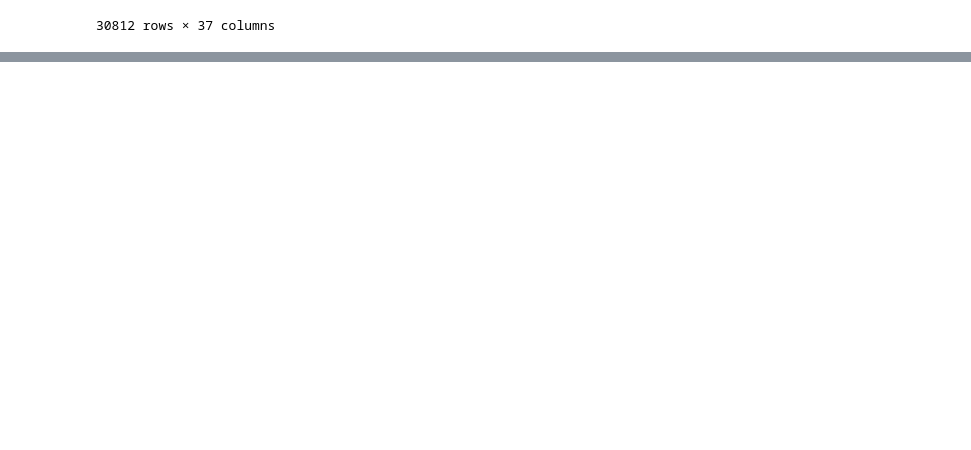
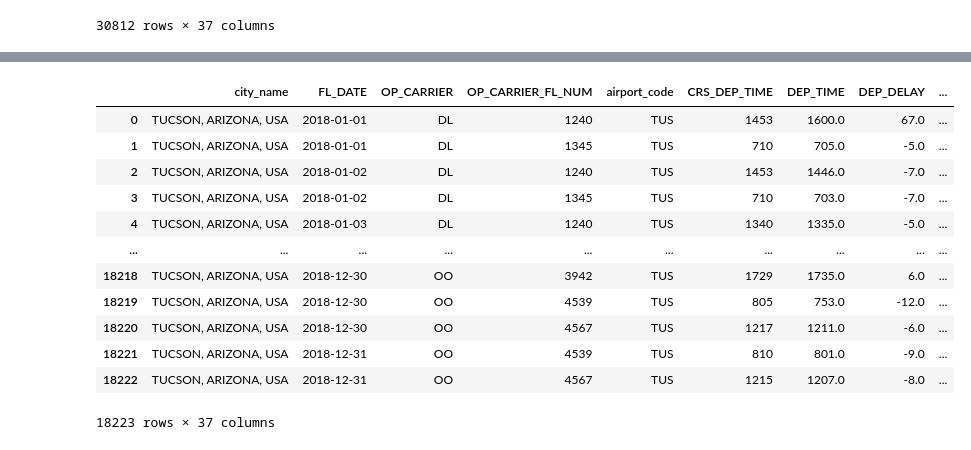
Before and after one commit to tarakp/flightdelays, a Jupyter notebook: data_manipulation_modeling/data_viz_manipulation/anr_viz.ipynb, the cells around one changed output, grey strips where cells are left out. Saved outputs shown, nothing was run; the diff lists cells and outputs as text; code cells hidden in the pictures; blank space fills up the shorter version.

```diff
--- a/data_manipulation_modeling/data_viz_manipulation/anr_viz.ipynb
+++ b/data_manipulation_modeling/data_viz_manipulation/anr_viz.ipynb
@@ -111,3 +120,8 @@ spider_map_df
 30812 rows × 37 columns
 # %%
 spider_map_df.to_csv(r'/Users/amber/Desktop/GitHub/flight_delay_prediction/data_manipulation_modeling/data_viz_manipulation/2017_TUS_SpiderMap.csv', index=False)
+# %%
+import pandas as pd
+
+spider_df_2018 = pd.read_csv("/Users/amber/Desktop/GitHub/flight_delay_prediction/data_manipulation_modeling/data_clean/2018_TUS.csv")
+spider_df_2018
@@ -113,0 +142,4 @@ spider_map_df.to_csv(r'/Users/amber/Desktop/GitHub/flight_delay_prediction/data_
+# %%
+# create path_id field to id the route
+spider_df_2018['path_id'] = spider_df_2018['ORIGIN'] + '_' + spider_df_2018['DEST']
+spider_df_2018
@@ -113,0 +160,25 @@ spider_map_df.to_csv(r'/Users/amber/Desktop/GitHub/flight_delay_prediction/data_
+# %%
+# Build origin df
+
+origin_df_2018 = spider_df_2018[['origin_city_name', 'FL_DATE', 'OP_CARRIER', 'OP_CARRIER_FL_NUM', 'ORIGIN', 'CRS_DEP_TIME', 'DEP_TIME', 'DEP_DELAY', 'TAXI_OUT', 'WHEELS_OFF', 'WHEELS_ON', 'TAXI_IN', 'CRS_ARR_TIME', 'ARR_TIME', 'ARR_DELAY', 'CANCELLED', 'CANCELLATION_CODE', 'DIVERTED', 'CRS_ELAPSED_TIME', 'ACTUAL_ELAPSED_TIME', 'AIR_TIME', 'DISTANCE', 'CARRIER_DELAY', 'WEATHER_DELAY', 'NAS_DELAY', 'SECURITY_DELAY', 'LATE_AIRCRAFT_DELAY', 'CRS_DEP_HM', 'DEP_TIME_HM', 'WHEELS_OFF_HM', 'WHEELS_ON_HM', 'CRS_ARR_TIME_HM', 'ARR_TIME_HM', 'day_of_week', 'DELAY', 'path_id']].copy()
+
+# create new column to id origin airport
+origin_df_2018['origin_dest'] = 'origin'
+
+# rename key origin columns to be generalized between origin and desintation
+origin_df_2018.rename(columns={"origin_city_name":"city_name", "ORIGIN":"airport_code"}, inplace=True)
+origin_df_2018
+# %% [output]
+|  | city_name | FL_DATE | OP_CARRIER | OP_CARRIER_FL_NUM | airport_code | CRS_DEP_TIME | DEP_TIME | DEP_DELAY | ... |
+| 0 | TUCSON, ARIZONA, USA | 2018-01-01 | DL | 1240 | TUS | 1453 | 1600.0 | 67.0 | ... |
+| 1 | TUCSON, ARIZONA, USA | 2018-01-01 | DL | 1345 | TUS | 710 | 705.0 | -5.0 | ... |
+| 2 | TUCSON, ARIZONA, USA | 2018-01-02 | DL | 1240 | TUS | 1453 | 1446.0 | -7.0 | ... |
+| 3 | TUCSON, ARIZONA, USA | 2018-01-02 | DL | 1345 | TUS | 710 | 703.0 | -7.0 | ... |
+| 4 | TUCSON, ARIZONA, USA | 2018-01-03 | DL | 1240 | TUS | 1340 | 1335.0 | -5.0 | ... |
+| ... | ... | ... | ... | ... | ... | ... | ... | ... | ... |
+| 18218 | TUCSON, ARIZONA, USA | 2018-12-30 | OO | 3942 | TUS | 1729 | 1735.0 | 6.0 | ... |
+| 18219 | TUCSON, ARIZONA, USA | 2018-12-30 | OO | 4539 | TUS | 805 | 753.0 | -12.0 | ... |
+| 18220 | TUCSON, ARIZONA, USA | 2018-12-30 | OO | 4567 | TUS | 1217 | 1211.0 | -6.0 | ... |
+| 18221 | TUCSON, ARIZONA, USA | 2018-12-31 | OO | 4539 | TUS | 810 | 801.0 | -9.0 | ... |
+| 18222 | TUCSON, ARIZONA, USA | 2018-12-31 | OO | 4567 | TUS | 1215 | 1207.0 | -8.0 | ... |
+18223 rows × 37 columns
```
Also changed, not shown: parts of 6 cells of this notebook, 10 other files.
